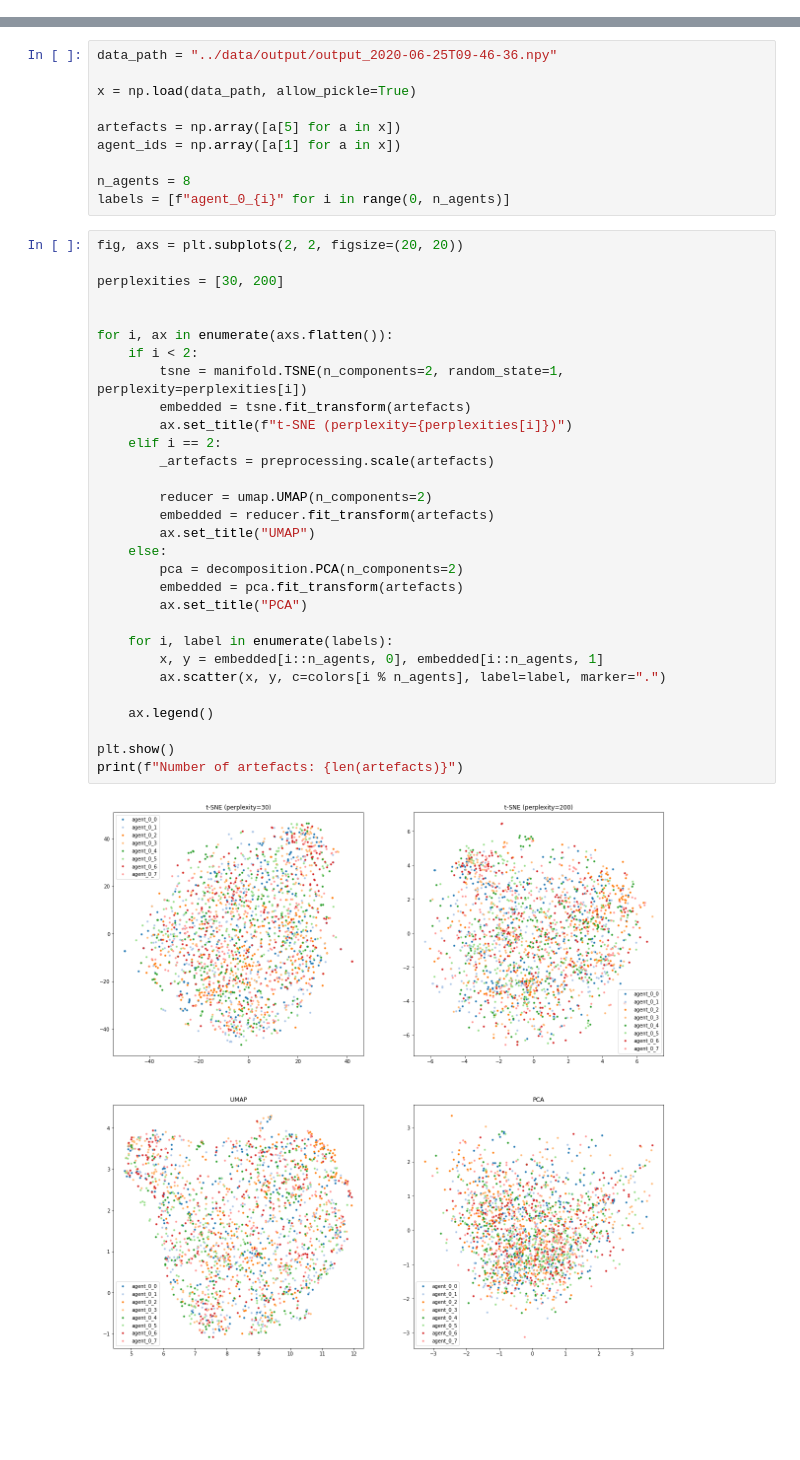
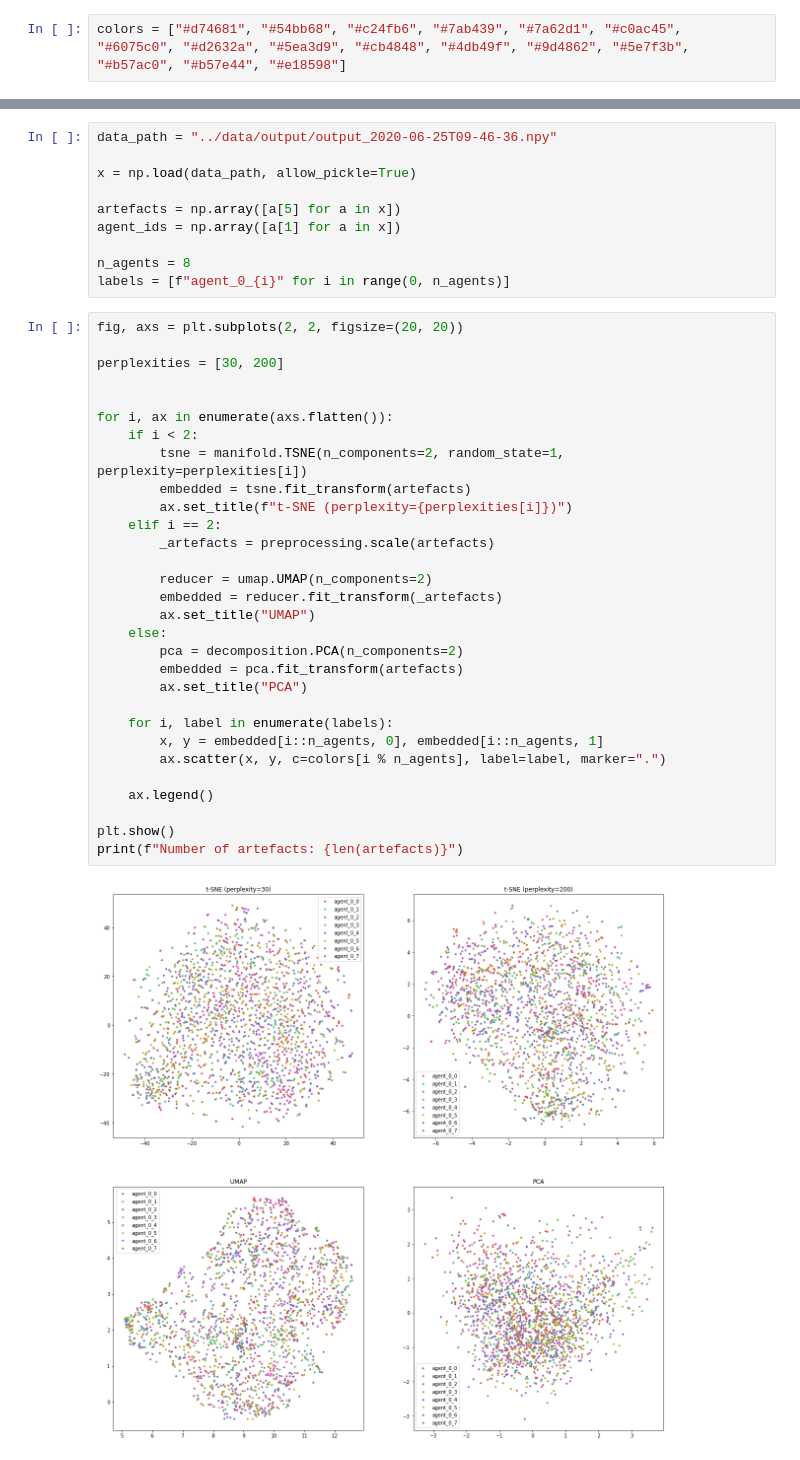
Before and after one commit to maxvstheuniverse/state-of-the-artefact, a Jupyter notebook: logs/2020-06-25_a8_e250_n2.ipynb, the cells around one changed output, grey strips where cells are left out. Drawn from its saved outputs; the diff is of its cells as text; blank space fills up the shorter version.

```diff
--- a/logs/2020-06-25_a8_e250_n2.ipynb
+++ b/logs/2020-06-25_a8_e250_n2.ipynb
@@ -18,3 +16,5 @@ colors = ["#1f77b4", "#aec7e8", "#ff7f0e", "#ffbb78", "#2ca02c", "#98df8a", "#d6
+# %%
+colors = ["#d74681", "#54bb68", "#c24fb6", "#7ab439", "#7a62d1", "#c0ac45", "#6075c0", "#d2632a", "#5ea3d9", "#cb4848", "#4db49f", "#9d4862", "#5e7f3b", "#b57ac0", "#b57e44", "#e18598"]
 # %% [markdown]
 ## 8 Agents, 2 Neighbors, 5 Artefacts, 250 Epochs
 # %%
@@ -30,35 +30,35 @@ labels = [f"agent_0_{i}" for i in range(0, n_agents)]
 # %%
 fig, axs = plt.subplots(2, 2, figsize=(20, 20))
 
 perplexities = [30, 200]
 
 
 for i, ax in enumerate(axs.flatten()):
     if i < 2:
         tsne = manifold.TSNE(n_components=2, random_state=1, perplexity=perplexities[i])
         embedded = tsne.fit_transform(artefacts)
         ax.set_title(f"t-SNE (perplexity={perplexities[i]})")
     elif i == 2:
         _artefacts = preprocessing.scale(artefacts)
 
         reducer = umap.UMAP(n_components=2)
-        embedded = reducer.fit_transform(artefacts)
+        embedded = reducer.fit_transform(_artefacts)
         ax.set_title("UMAP")
     else:
         pca = decomposition.PCA(n_components=2)
         embedded = pca.fit_transform(artefacts)
         ax.set_title("PCA")
 
     for i, label in enumerate(labels):
         x, y = embedded[i::n_agents, 0], embedded[i::n_agents, 1]
         ax.scatter(x, y, c=colors[i % n_agents], label=label, marker=".")
 
     ax.legend()
 
 plt.show()
 print(f"Number of artefacts: {len(artefacts)}")
 # %% [output]
-[figure, old version]
+[figure, new version]
 Number of artefacts: 2000
 # %%
 fig_2, ax = plt.subplots(1, 1, figsize=(12, 7))
```
Also changed, not shown: parts of 5 cells of this notebook, 1 other file.
